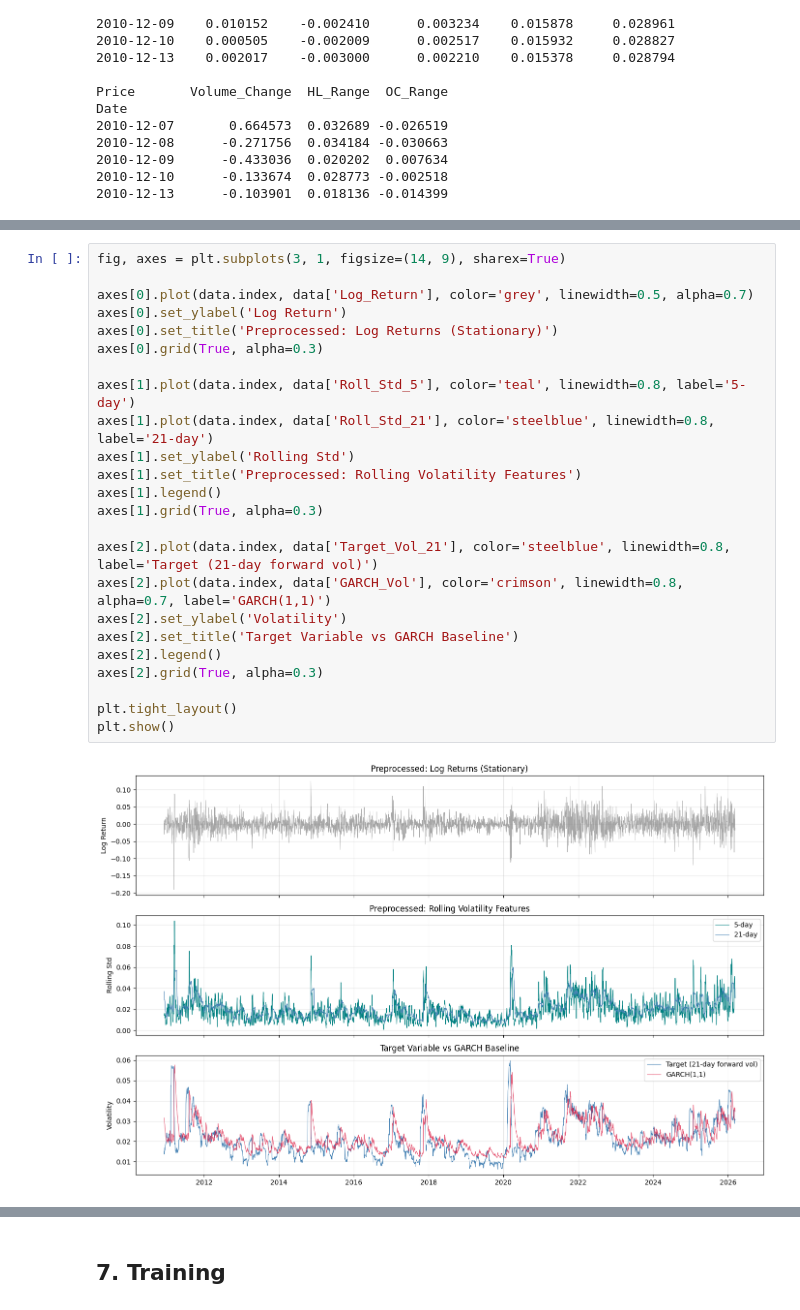
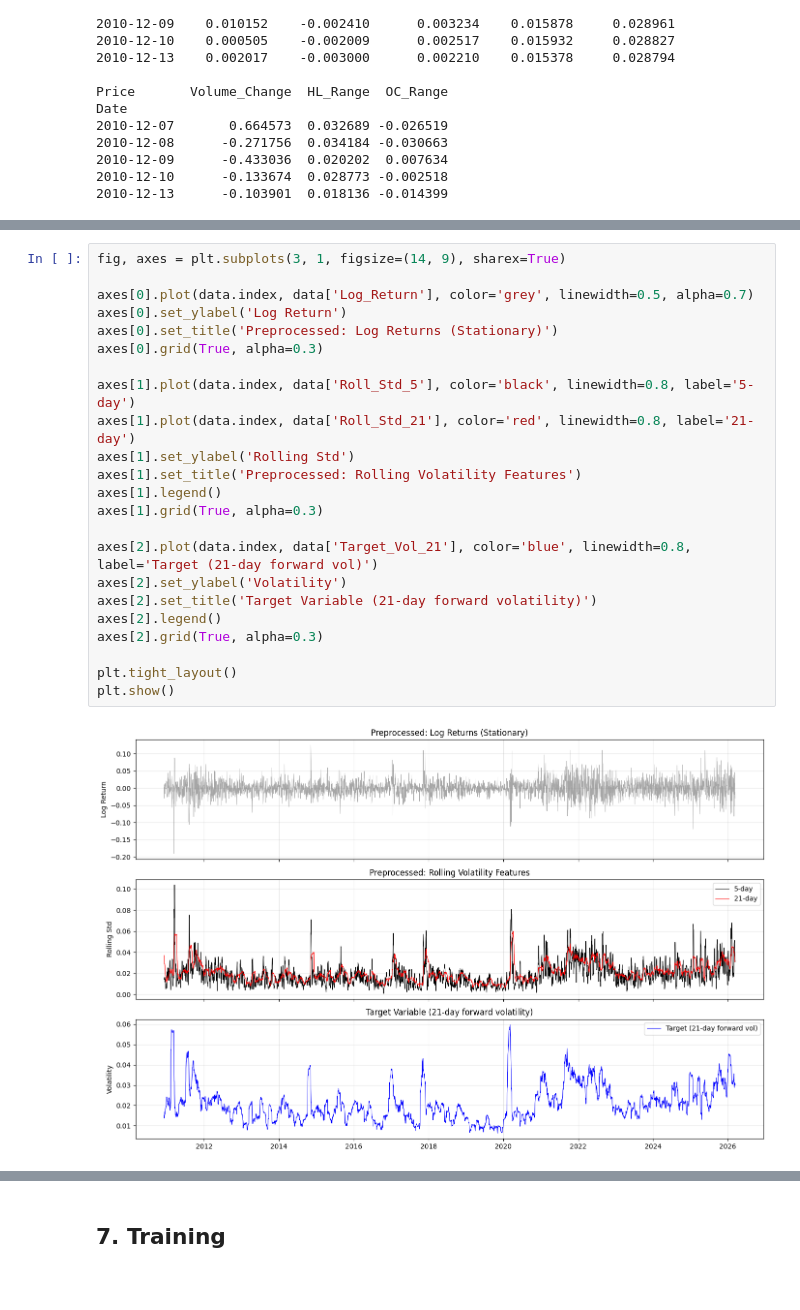
Before and after one commit to GeorgeLazos/ura_volatility_prediction_LTSM, a Jupyter notebook: ura_volatility_prediction_LSTM.ipynb, the cells around one changed output, grey strips where cells are left out. Drawn from its saved outputs; the diff is of its cells as text.

```diff
--- a/ura_volatility_prediction_LSTM.ipynb
+++ b/ura_volatility_prediction_LSTM.ipynb
@@ -252,29 +234,28 @@ Scaled features sample (first 3 rows of training set):
 # %%
 fig, axes = plt.subplots(3, 1, figsize=(14, 9), sharex=True)
 
 axes[0].plot(data.index, data['Log_Return'], color='grey', linewidth=0.5, alpha=0.7)
 axes[0].set_ylabel('Log Return')
 axes[0].set_title('Preprocessed: Log Returns (Stationary)')
 axes[0].grid(True, alpha=0.3)
 
-axes[1].plot(data.index, data['Roll_Std_5'], color='teal', linewidth=0.8, label='5-day')
-axes[1].plot(data.index, data['Roll_Std_21'], color='steelblue', linewidth=0.8, label='21-day')
+axes[1].plot(data.index, data['Roll_Std_5'], color='black', linewidth=0.8, label='5-day')
+axes[1].plot(data.index, data['Roll_Std_21'], color='red', linewidth=0.8, label='21-day')
 axes[1].set_ylabel('Rolling Std')
 axes[1].set_title('Preprocessed: Rolling Volatility Features')
 axes[1].legend()
 axes[1].grid(True, alpha=0.3)
 
-axes[2].plot(data.index, data['Target_Vol_21'], color='steelblue', linewidth=0.8, label='Target (21-day forward vol)')
-axes[2].plot(data.index, data['GARCH_Vol'], color='crimson', linewidth=0.8, alpha=0.7, label='GARCH(1,1)')
+axes[2].plot(data.index, data['Target_Vol_21'], color='blue', linewidth=0.8, label='Target (21-day forward vol)')
 axes[2].set_ylabel('Volatility')
-axes[2].set_title('Target Variable vs GARCH Baseline')
+axes[2].set_title('Target Variable (21-day forward volatility)')
 axes[2].legend()
 axes[2].grid(True, alpha=0.3)
 
 plt.tight_layout()
 plt.show()
 # %% [output]
-[figure, old version]
+[figure, new version]
 # %%
 def create_sequences(features, target, window_size):
     X, y = [], []
```
Also changed, not shown: parts of 24 cells of this notebook, 3 other files.
